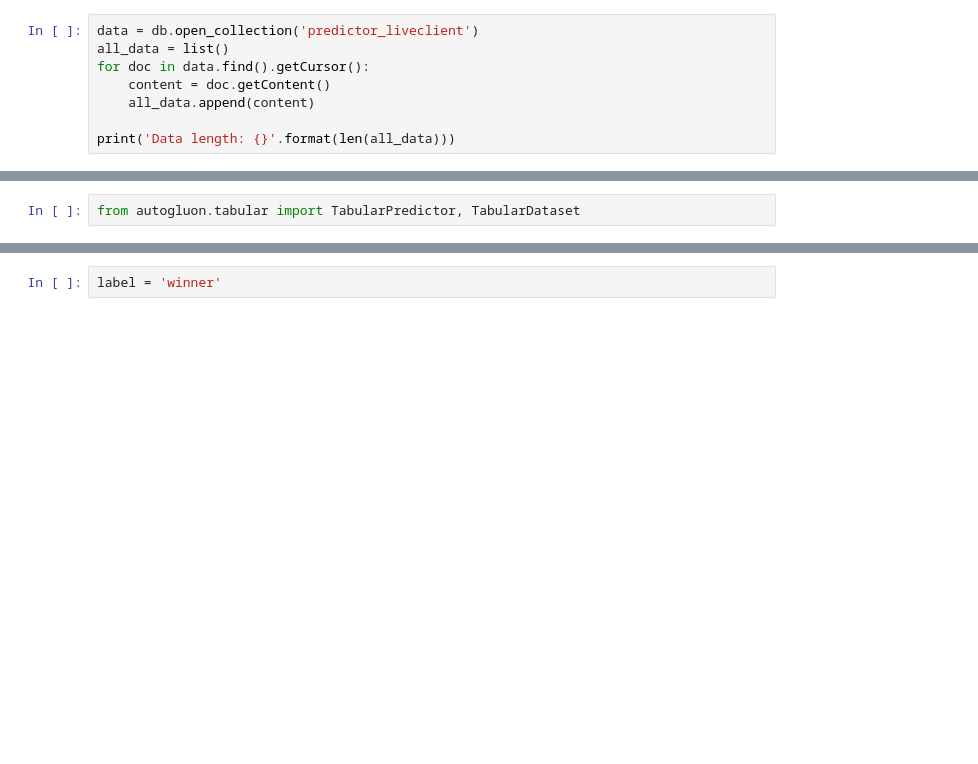
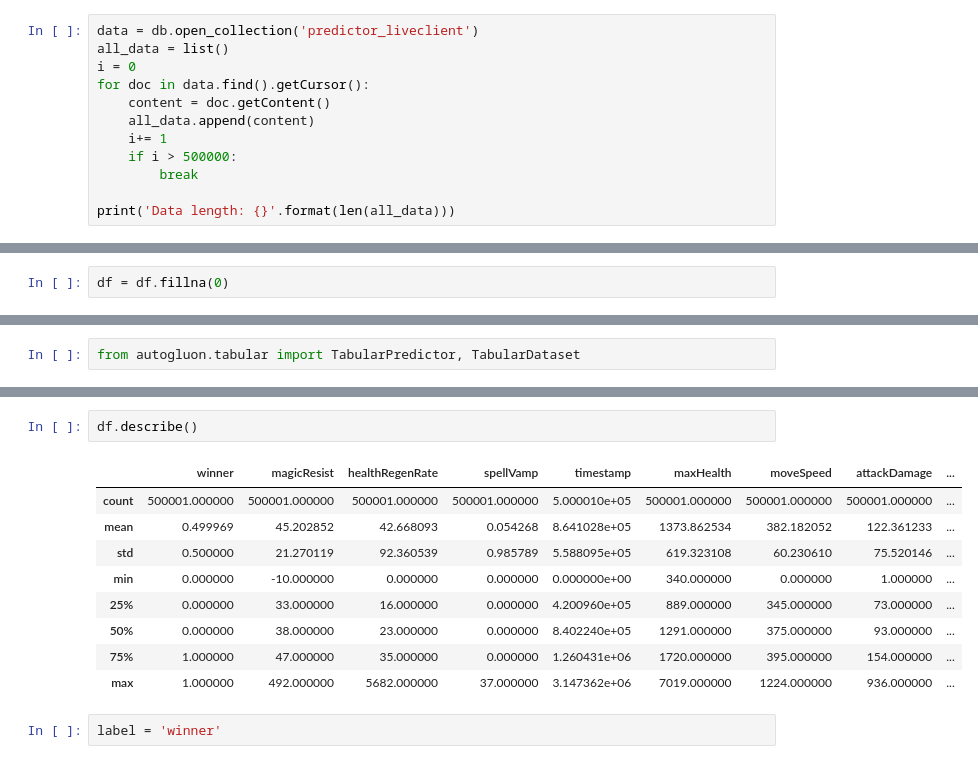
Before and after one commit to oracle-devrel/leagueoflegends-optimizer, a Jupyter notebook: notebooks/league_classifier_liveclient.ipynb, the cells around one changed output, grey strips where cells are left out. Drawn from its saved outputs; the diff is of its cells as text; blank space fills up the shorter version.

```diff
--- a/notebooks/league_classifier_liveclient.ipynb
+++ b/notebooks/league_classifier_liveclient.ipynb
@@ -114,8 +146,12 @@ print(db.get_collection_names())
 # %%
 data = db.open_collection('predictor_liveclient')
 all_data = list()
+i = 0
 for doc in data.find().getCursor():
     content = doc.getContent()
     all_data.append(content)
+    i+= 1
+    if i > 500000:
+        break
 
 print('Data length: {}'.format(len(all_data)))
@@ -126,2 +172,4 @@ df.head(5)
+# %%
+df = df.fillna(0)
 # %%
 df.describe()
@@ -146,3 +212,15 @@ train.head(5)
+# %%
+df.describe()
+# %% [output]
+|  | winner | magicResist | healthRegenRate | spellVamp | timestamp | maxHealth | moveSpeed | attackDamage | ... |
+| count | 500001.000000 | 500001.000000 | 500001.000000 | 500001.000000 | 5.000010e+05 | 500001.000000 | 500001.000000 | 500001.000000 | ... |
+| mean | 0.499969 | 45.202852 | 42.668093 | 0.054268 | 8.641028e+05 | 1373.862534 | 382.182052 | 122.361233 | ... |
+| std | 0.500000 | 21.270119 | 92.360539 | 0.985789 | 5.588095e+05 | 619.323108 | 60.230610 | 75.520146 | ... |
+| min | 0.000000 | -10.000000 | 0.000000 | 0.000000 | 0.000000e+00 | 340.000000 | 0.000000 | 1.000000 | ... |
+| 25% | 0.000000 | 33.000000 | 16.000000 | 0.000000 | 4.200960e+05 | 889.000000 | 345.000000 | 73.000000 | ... |
+| 50% | 0.000000 | 38.000000 | 23.000000 | 0.000000 | 8.402240e+05 | 1291.000000 | 375.000000 | 93.000000 | ... |
+| 75% | 1.000000 | 47.000000 | 35.000000 | 0.000000 | 1.260431e+06 | 1720.000000 | 395.000000 | 154.000000 | ... |
+| max | 1.000000 | 492.000000 | 5682.000000 | 37.000000 | 3.147362e+06 | 7019.000000 | 1224.000000 | 936.000000 | ... |
 # %%
 label = 'winner'
 # %%
```
Also changed, not shown: parts of 19 cells of this notebook.
